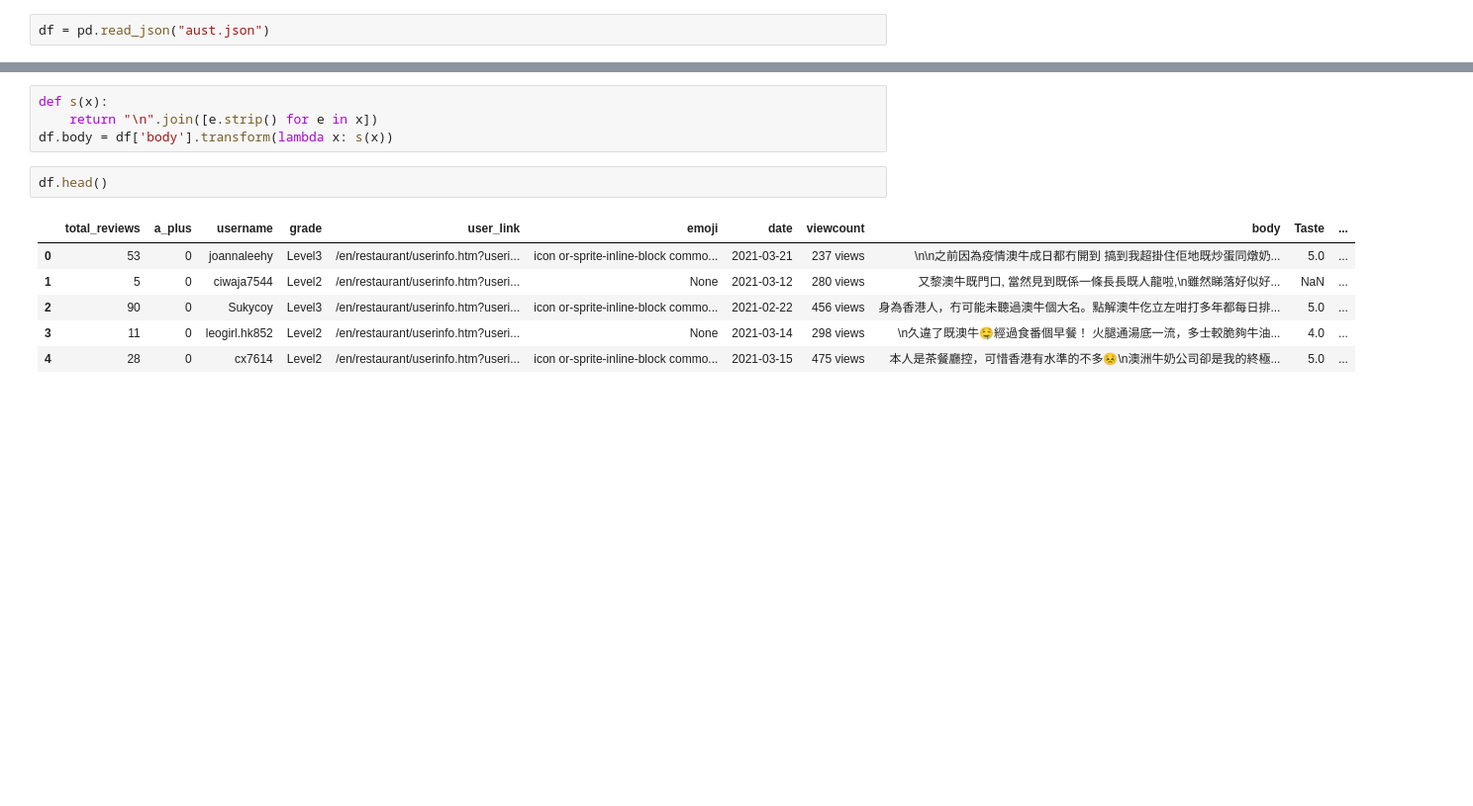
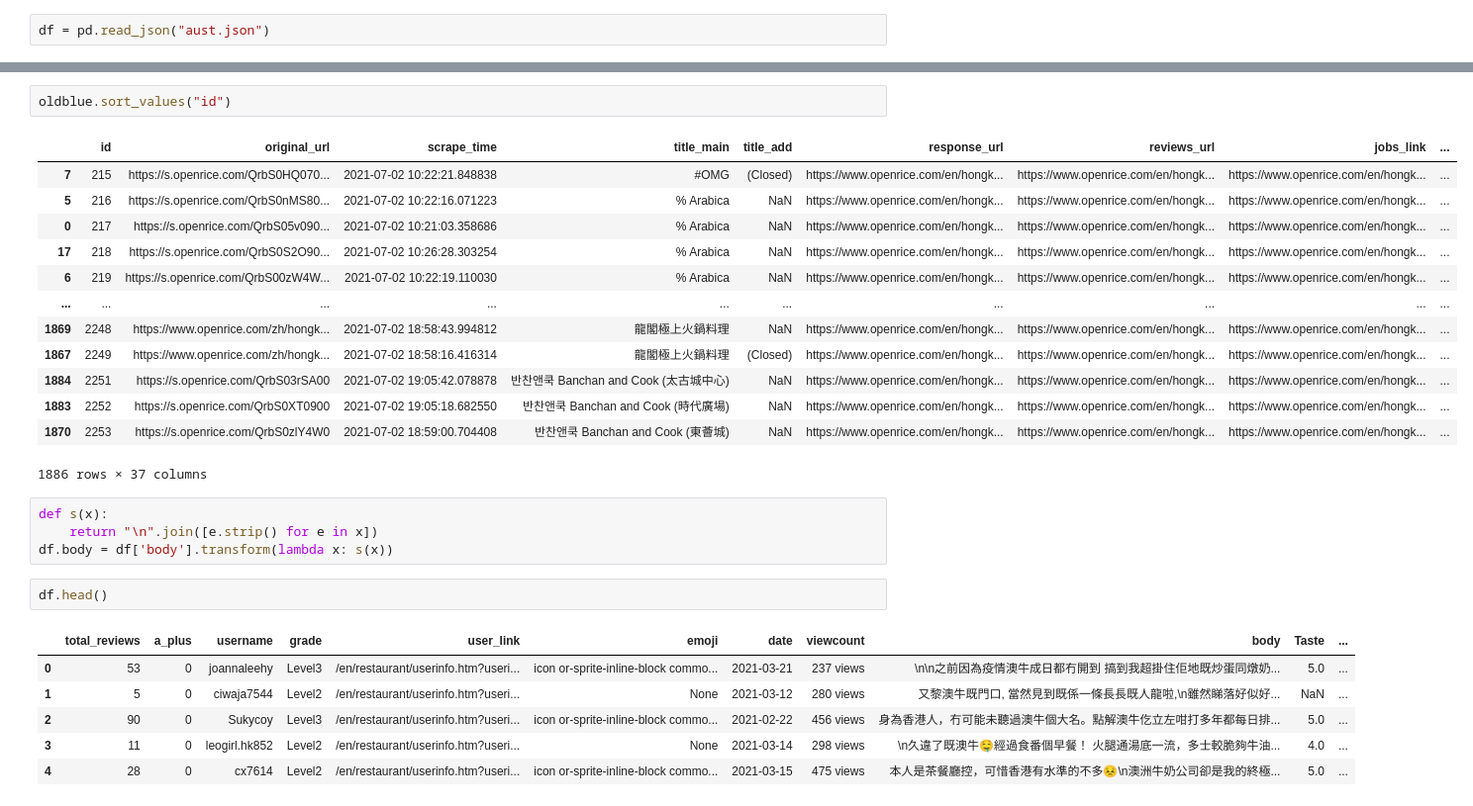
Before and after one commit to tlebryk/openrice, a Jupyter notebook: Untitled.ipynb, the cells around one changed output, grey strips where cells are left out. Shown at 99% size. Drawn from its saved outputs; the diff is of its cells as text; blank space fills up the shorter version.

```diff
--- a/Untitled.ipynb
+++ b/Untitled.ipynb
@@ -14,3 +33,19 @@ df = pd.read_json("aust.json")
+# %%
+oldblue.sort_values("id")
+# %% [output]
+|  | id | original_url | scrape_time | title_main | title_add | response_url | reviews_url | jobs_link | ... |
+| 7 | 215 | https://s.openrice.com/QrbS0HQ070... | 2021-07-02 10:22:21.848838 | #OMG | (Closed) | https://www.openrice.com/en/hongk... | https://www.openrice.com/en/hongk... | https://www.openrice.com/en/hongk... | ... |
+| 5 | 216 | https://s.openrice.com/QrbS0nMS80... | 2021-07-02 10:22:16.071223 | % Arabica | NaN | https://www.openrice.com/en/hongk... | https://www.openrice.com/en/hongk... | https://www.openrice.com/en/hongk... | ... |
+| 0 | 217 | https://s.openrice.com/QrbS05v090... | 2021-07-02 10:21:03.358686 | % Arabica | NaN | https://www.openrice.com/en/hongk... | https://www.openrice.com/en/hongk... | https://www.openrice.com/en/hongk... | ... |
+| 17 | 218 | https://s.openrice.com/QrbS0S2O90... | 2021-07-02 10:26:28.303254 | % Arabica | NaN | https://www.openrice.com/en/hongk... | https://www.openrice.com/en/hongk... | https://www.openrice.com/en/hongk... | ... |
+| 6 | 219 | https://s.openrice.com/QrbS00zW4W... | 2021-07-02 10:22:19.110030 | % Arabica | NaN | https://www.openrice.com/en/hongk... | https://www.openrice.com/en/hongk... | https://www.openrice.com/en/hongk... | ... |
+| ... | ... | ... | ... | ... | ... | ... | ... | ... | ... |
+| 1869 | 2248 | https://www.openrice.com/zh/hongk... | 2021-07-02 18:58:43.994812 | 龍閣極上火鍋料理 | NaN | https://www.openrice.com/en/hongk... | https://www.openrice.com/en/hongk... | https://www.openrice.com/en/hongk... | ... |
+| 1867 | 2249 | https://www.openrice.com/zh/hongk... | 2021-07-02 18:58:16.416314 | 龍閣極上火鍋料理 | (Closed) | https://www.openrice.com/en/hongk... | https://www.openrice.com/en/hongk... | https://www.openrice.com/en/hongk... | ... |
+| 1884 | 2251 | https://s.openrice.com/QrbS03rSA00 | 2021-07-02 19:05:42.078878 | 반찬앤쿡 Banchan and Cook (太古城中心) | NaN | https://www.openrice.com/en/hongk... | https://www.openrice.com/en/hongk... | https://www.openrice.com/en/hongk... | ... |
+| 1883 | 2252 | https://s.openrice.com/QrbS0XT0900 | 2021-07-02 19:05:18.682550 | 반찬앤쿡 Banchan and Cook (時代廣場) | NaN | https://www.openrice.com/en/hongk... | https://www.openrice.com/en/hongk... | https://www.openrice.com/en/hongk... | ... |
+| 1870 | 2253 | https://s.openrice.com/QrbS0zlY4W0 | 2021-07-02 18:59:00.704408 | 반찬앤쿡 Banchan and Cook (東薈城) | NaN | https://www.openrice.com/en/hongk... | https://www.openrice.com/en/hongk... | https://www.openrice.com/en/hongk... | ... |
+1886 rows × 37 columns
 # %%
 def s(x):
     return "\n".join([e.strip() for e in x])
```
Also changed, not shown: parts of 6 cells of this notebook, 3 other files.
